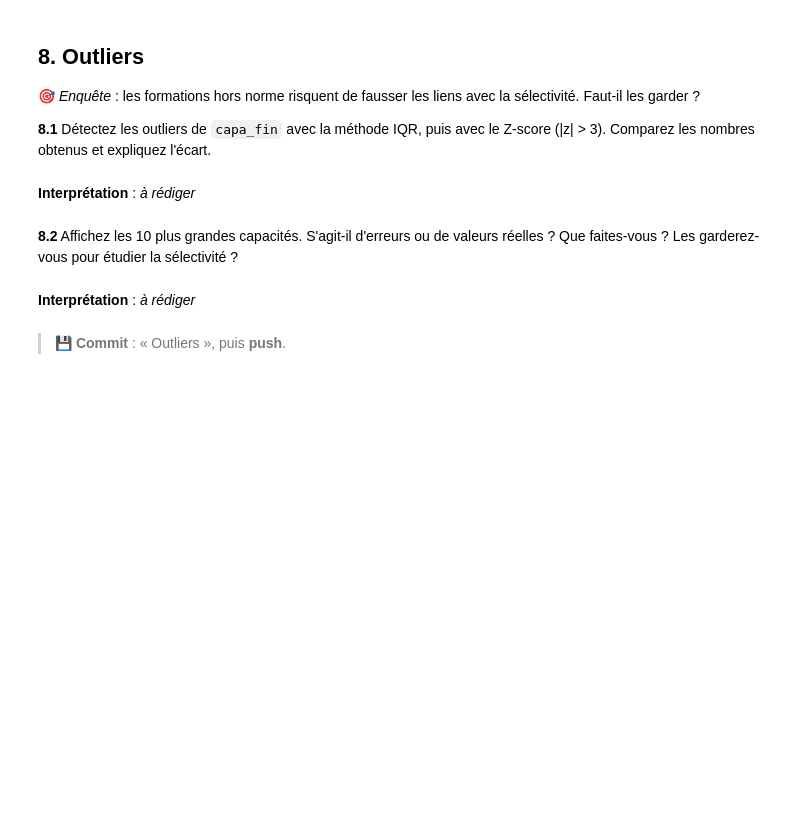
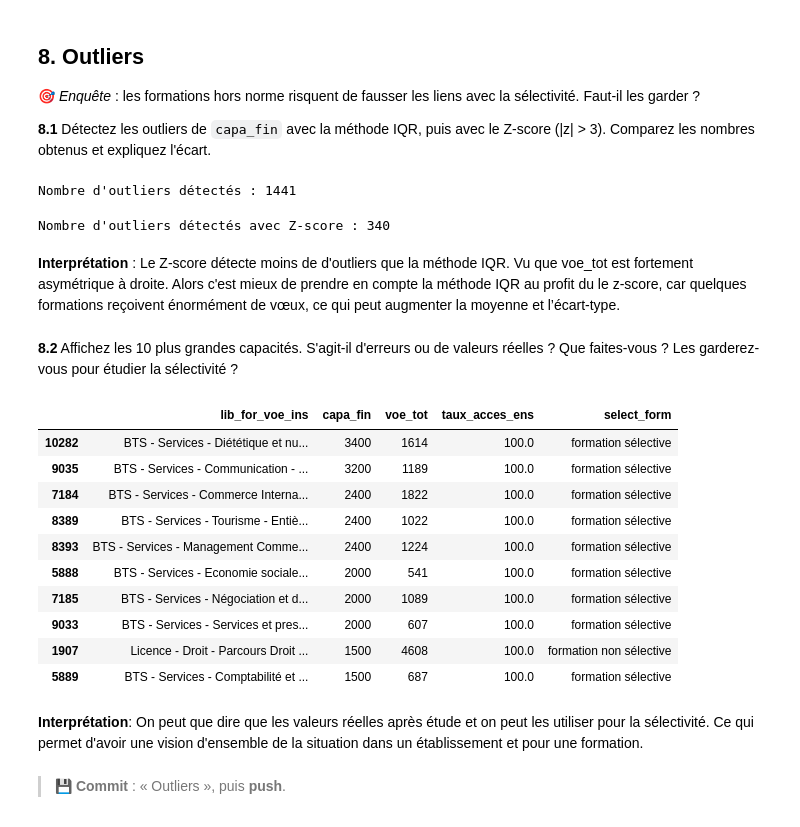
Before and after one commit to Mickael-C21/Analyse_univariee_bivariee, a Jupyter notebook: TP_Parcoursup.ipynb, the cells around one changed output. Drawn from its saved outputs; the diff is of its cells as text; code cells hidden in the pictures; blank space fills up the shorter version.

Commit message:
Outliers

```diff
--- a/TP_Parcoursup.ipynb
+++ b/TP_Parcoursup.ipynb
@@ -526,12 +528,38 @@ plt.show()
 🎯 *Enquête* : les formations hors norme risquent de fausser les liens avec la sélectivité. Faut-il les garder ?
 
 **8.1** Détectez les outliers de `capa_fin` avec la méthode IQR, puis avec le Z-score (|z| > 3). Comparez les nombres obtenus et expliquez l'écart.
+# %%
+Outliers_iqr = df[(df["voe_tot"] < Q1 - 1.5 * IQR) | (df["voe_tot"] > Q3 + 1.5 * IQR)]
+print("Nombre d'outliers détectés :", len(Outliers_iqr))
+# %% [output]
+Nombre d'outliers détectés : 1441
+# %%
+outliers_zscore = df[(np.abs(stats.zscore(df["voe_tot"])) > 3)]
+print("Nombre d'outliers détectés avec Z-score :", len(outliers_zscore))
+# %% [output]
+Nombre d'outliers détectés avec Z-score : 340
 # %% [markdown]
-**Interprétation** : _à rédiger_
+**Interprétation** : Le Z-score détecte moins de d'outliers que la méthode IQR. Vu que voe_tot est fortement asymétrique à droite. Alors c'est mieux de prendre en compte la méthode IQR au profit du le z-score, car quelques formations reçoivent énormément de vœux, ce qui peut augmenter la moyenne et l’écart-type.
 # %% [markdown]
 **8.2** Affichez les 10 plus grandes capacités. S'agit-il d'erreurs ou de valeurs réelles ? Que faites-vous ? Les garderez-vous pour étudier la sélectivité ?
-# %% [markdown]
-**Interprétation** : _à rédiger_
+# %%
+colonnes_a_afficher = ["lib_for_voe_ins", "capa_fin", "voe_tot", "taux_acces_ens", "select_form"]
+top_10_capacites = df.nlargest(10, "capa_fin")[colonnes_a_afficher]
+top_10_capacites
+# %% [output]
+|  | lib_for_voe_ins | capa_fin | voe_tot | taux_acces_ens | select_form |
+| 10282 | BTS - Services - Diététique et nu... | 3400 | 1614 | 100.0 | formation sélective |
+| 9035 | BTS - Services - Communication - ... | 3200 | 1189 | 100.0 | formation sélective |
+| 7184 | BTS - Services - Commerce Interna... | 2400 | 1822 | 100.0 | formation sélective |
+| 8389 | BTS - Services - Tourisme - Entiè... | 2400 | 1022 | 100.0 | formation sélective |
+| 8393 | BTS - Services - Management Comme... | 2400 | 1224 | 100.0 | formation sélective |
+| 5888 | BTS - Services - Economie sociale... | 2000 | 541 | 100.0 | formation sélective |
+| 7185 | BTS - Services - Négociation et d... | 2000 | 1089 | 100.0 | formation sélective |
+| 9033 | BTS - Services - Services et pres... | 2000 | 607 | 100.0 | formation sélective |
+| 1907 | Licence - Droit - Parcours Droit ... | 1500 | 4608 | 100.0 | formation non sélective |
+| 5889 | BTS - Services - Comptabilité et ... | 1500 | 687 | 100.0 | formation sélective |
+# %% [markdown]
+**Interprétation**: On peut que dire que les valeurs réelles après étude et on peut les utiliser pour la sélectivité. Ce qui permet d'avoir une vision d'ensemble de la situation dans un établissement et pour une formation.
 # %% [markdown]
 > 💾 **Commit** : « Outliers », puis **push**.
 # %% [markdown]
```
Also changed, not shown: parts of 2 cells of this notebook.
